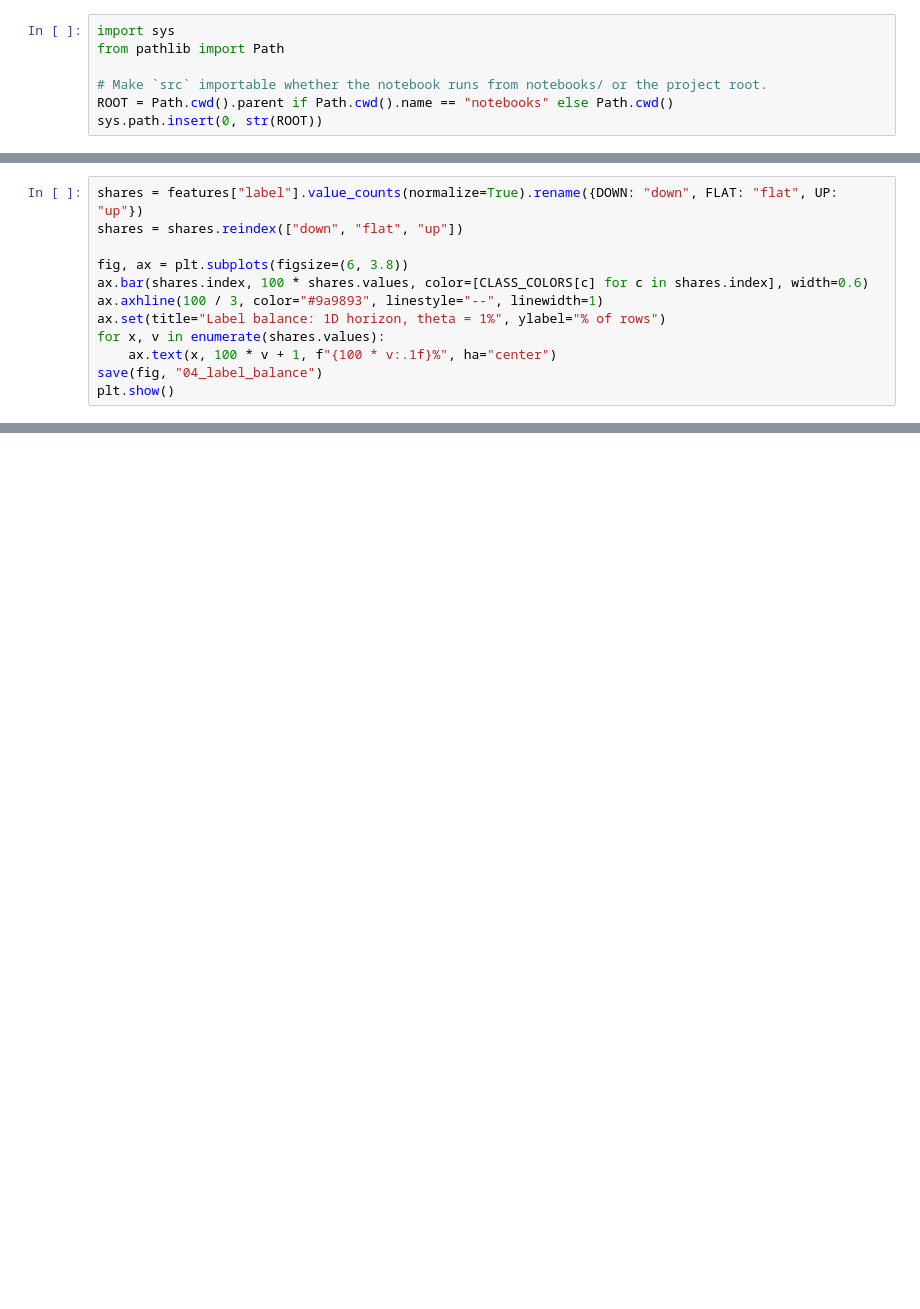
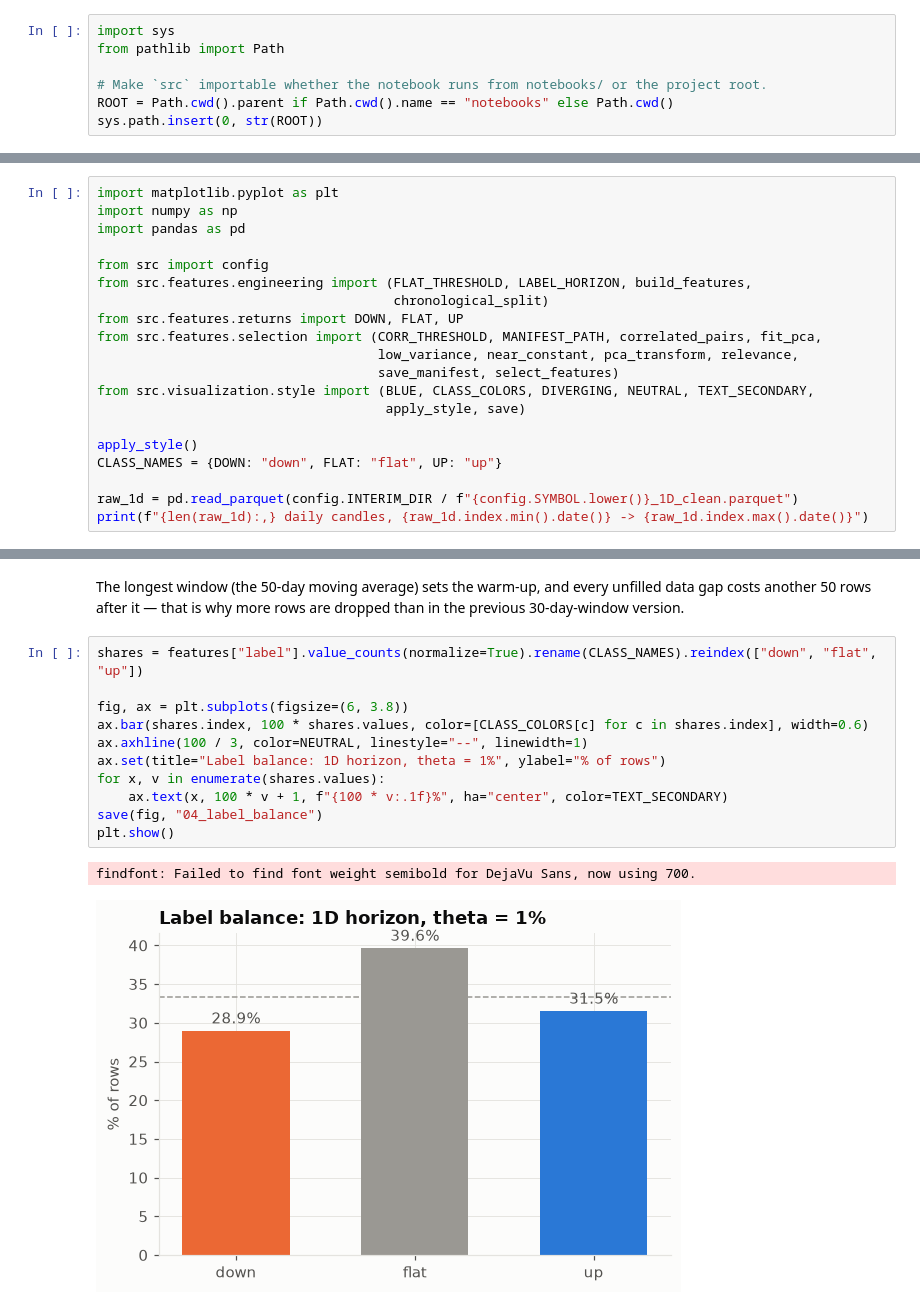
Before and after one commit to Gaston202/BitcoinPricePrediction, a Jupyter notebook: notebooks/04_feature_engineering.ipynb, the cells around one changed output, grey strips where cells are left out. Saved outputs shown, nothing was run; the diff lists cells and outputs as text; blank space fills up the shorter version.

```diff
--- a/notebooks/04_feature_engineering.ipynb
+++ b/notebooks/04_feature_engineering.ipynb
@@ -61,12 +26,0 @@ label: 1D horizon, theta = 1%
-# %%
-shares = features["label"].value_counts(normalize=True).rename({DOWN: "down", FLAT: "flat", UP: "up"})
-shares = shares.reindex(["down", "flat", "up"])
-
-fig, ax = plt.subplots(figsize=(6, 3.8))
-ax.bar(shares.index, 100 * shares.values, color=[CLASS_COLORS[c] for c in shares.index], width=0.6)
-ax.axhline(100 / 3, color="#9a9893", linestyle="--", linewidth=1)
-ax.set(title="Label balance: 1D horizon, theta = 1%", ylabel="% of rows")
-for x, v in enumerate(shares.values):
-    ax.text(x, 100 * v + 1, f"{100 * v:.1f}%", ha="center")
-save(fig, "04_label_balance")
-plt.show()
@@ -148,0 +27,20 @@ the final evaluation against the baselines from `03_eda.ipynb` (majority, persis
+# %%
+import matplotlib.pyplot as plt
+import numpy as np
+import pandas as pd
+
+from src import config
+from src.features.engineering import (FLAT_THRESHOLD, LABEL_HORIZON, build_features,
+                                      chronological_split)
+from src.features.returns import DOWN, FLAT, UP
+from src.features.selection import (CORR_THRESHOLD, MANIFEST_PATH, correlated_pairs, fit_pca,
+                                    low_variance, near_constant, pca_transform, relevance,
+                                    save_manifest, select_features)
+from src.visualization.style import (BLUE, CLASS_COLORS, DIVERGING, NEUTRAL, TEXT_SECONDARY,
+                                     apply_style, save)
+
+apply_style()
+CLASS_NAMES = {DOWN: "down", FLAT: "flat", UP: "up"}
+
+raw_1d = pd.read_parquet(config.INTERIM_DIR / f"{config.SYMBOL.lower()}_1D_clean.parquet")
+print(f"{len(raw_1d):,} daily candles, {raw_1d.index.min().date()} -> {raw_1d.index.max().date()}")
@@ -148,0 +93,17 @@ the final evaluation against the baselines from `03_eda.ipynb` (majority, persis
+# %% [markdown]
+The longest window (the 50-day moving average) sets the warm-up, and every unfilled data gap costs
+another 50 rows after it — that is why more rows are dropped than in the previous 30-day-window version.
+# %%
+shares = features["label"].value_counts(normalize=True).rename(CLASS_NAMES).reindex(["down", "flat", "up"])
+
+fig, ax = plt.subplots(figsize=(6, 3.8))
+ax.bar(shares.index, 100 * shares.values, color=[CLASS_COLORS[c] for c in shares.index], width=0.6)
+ax.axhline(100 / 3, color=NEUTRAL, linestyle="--", linewidth=1)
+ax.set(title="Label balance: 1D horizon, theta = 1%", ylabel="% of rows")
+for x, v in enumerate(shares.values):
+    ax.text(x, 100 * v + 1, f"{100 * v:.1f}%", ha="center", color=TEXT_SECONDARY)
+save(fig, "04_label_balance")
+plt.show()
+# %% [output]
+findfont: Failed to find font weight semibold for DejaVu Sans, now using 700.
+[figure, added]
```
Also changed, not shown: parts of 38 cells of this notebook, 17 other files.
